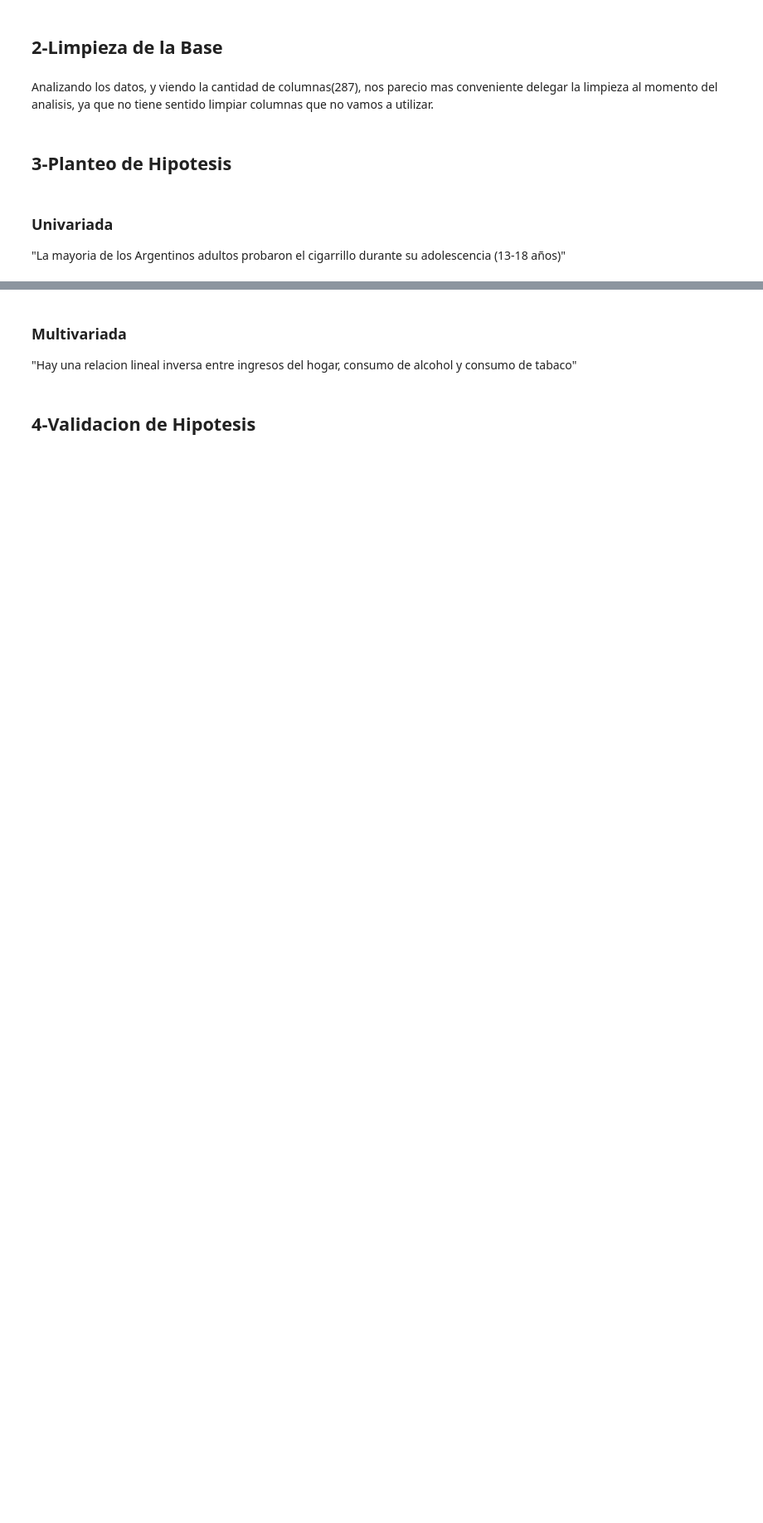
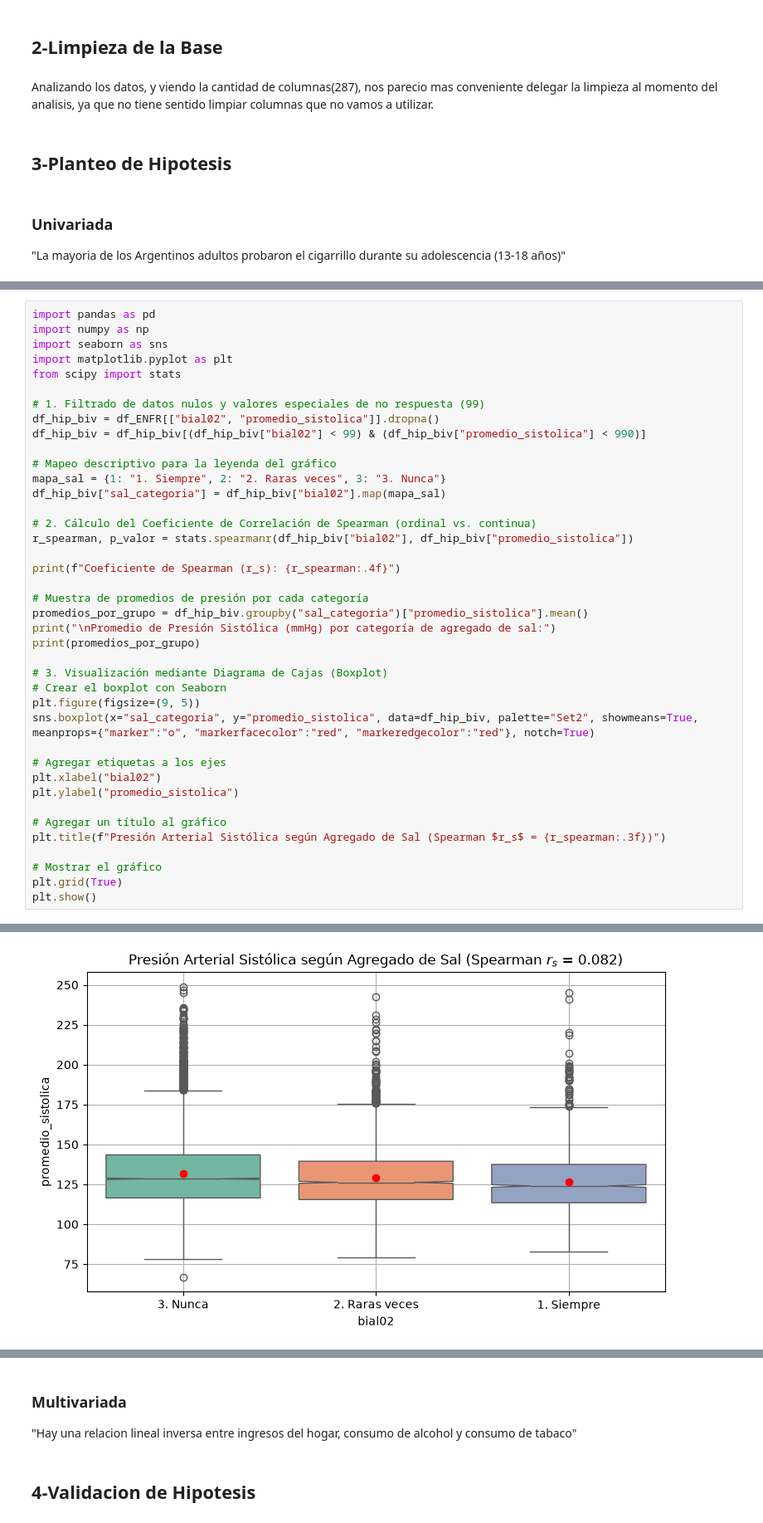
Before and after one commit to agustinlopezgh/TPE-FdlCdD-2026, a Jupyter notebook: Pruebas1.ipynb, the cells around one changed output, grey strips where cells are left out. Shown at 83% size. Drawn from its saved outputs; the diff is of its cells as text; blank space fills up the shorter version.

```diff
--- a/Pruebas1.ipynb
+++ b/Pruebas1.ipynb
@@ -151,0 +204,41 @@ Analizando los datos, y viendo la cantidad de columnas(287), nos parecio mas con
+# %%
+import pandas as pd
+import numpy as np
+import seaborn as sns
+import matplotlib.pyplot as plt
+from scipy import stats
+
+# 1. Filtrado de datos nulos y valores especiales de no respuesta (99)
+df_hip_biv = df_ENFR[["bial02", "promedio_sistolica"]].dropna()
+df_hip_biv = df_hip_biv[(df_hip_biv["bial02"] < 99) & (df_hip_biv["promedio_sistolica"] < 990)]
+
+# Mapeo descriptivo para la leyenda del gráfico
+mapa_sal = {1: "1. Siempre", 2: "2. Raras veces", 3: "3. Nunca"}
+df_hip_biv["sal_categoria"] = df_hip_biv["bial02"].map(mapa_sal)
+
+# 2. Cálculo del Coeficiente de Correlación de Spearman (ordinal vs. continua)
+r_spearman, p_valor = stats.spearmanr(df_hip_biv["bial02"], df_hip_biv["promedio_sistolica"])
+
+print(f"Coeficiente de Spearman (r_s): {r_spearman:.4f}")
+
+# Muestra de promedios de presión por cada categoría
+promedios_por_grupo = df_hip_biv.groupby("sal_categoria")["promedio_sistolica"].mean()
+print("\nPromedio de Presión Sistólica (mmHg) por categoría de agregado de sal:")
+print(promedios_por_grupo)
+
+# 3. Visualización mediante Diagrama de Cajas (Boxplot)
+# Crear el boxplot con Seaborn
+plt.figure(figsize=(9, 5))
+sns.boxplot(x="sal_categoria", y="promedio_sistolica", data=df_hip_biv, palette="Set2", showmeans=True, meanprops={"marker":"o", "markerfacecolor":"red", "markeredgecolor":"red"}, notch=True)
+
+# Agregar etiquetas a los ejes
+plt.xlabel("bial02")
+plt.ylabel("promedio_sistolica")
+
+# Agregar un título al gráfico
+plt.title(f"Presión Arterial Sistólica según Agregado de Sal (Spearman $r_s$ = {r_spearman:.3f})")
+
+# Mostrar el gráfico
+plt.grid(True)
+plt.show()
+# %% [output]
@@ -151,0 +256 @@ Analizando los datos, y viendo la cantidad de columnas(287), nos parecio mas con
+[figure, added]
```
Also changed, not shown: parts of 20 cells of this notebook, 2 other files.
